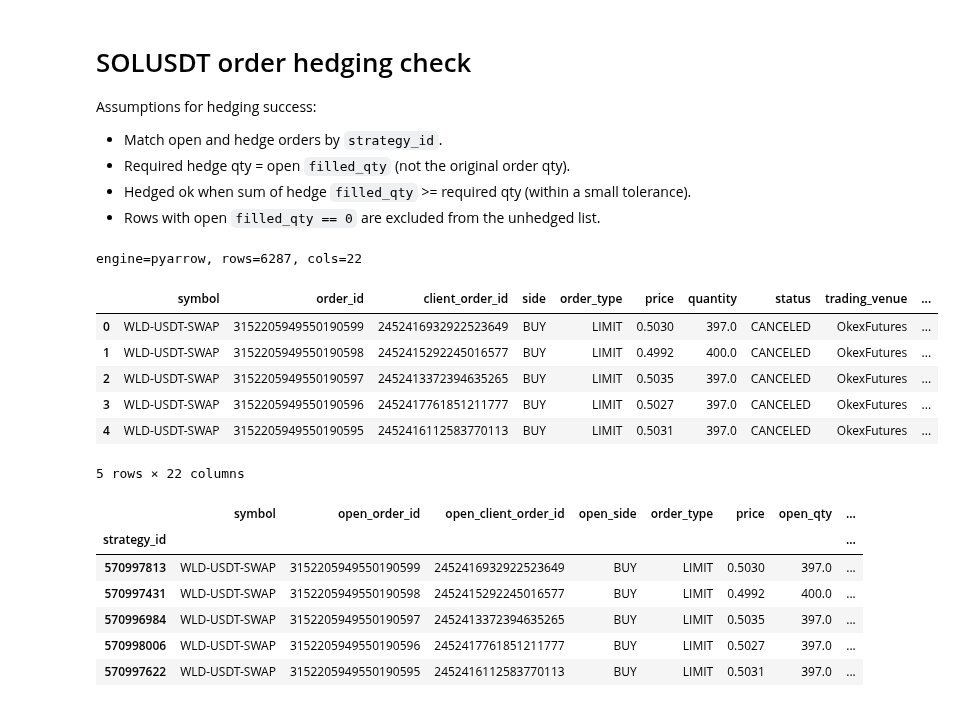
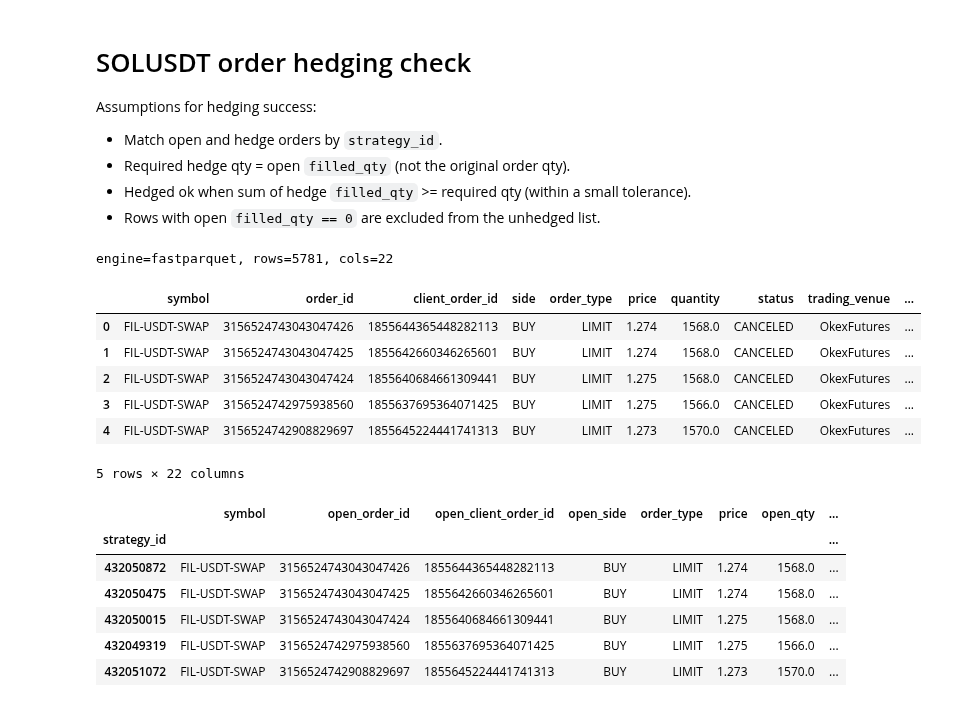
Before and after one commit to fangwater/mkt_signal, a Jupyter notebook: check.ipynb, the cells around one changed output. Drawn from its saved outputs; the diff is of its cells as text; code cells hidden in the pictures.

```diff
--- a/check.ipynb
+++ b/check.ipynb
@@ -9,24 +9,24 @@ Assumptions for hedging success:
 # %%
 import pandas as pd
 
 engine_used = "pyarrow"
 try:
-    df = pd.read_parquet("WLDUSDT_order.parquet", engine="pyarrow")
+    df = pd.read_parquet("FILUSDT_order.parquet", engine="pyarrow")
 except Exception:
     engine_used = "fastparquet"
-    df = pd.read_parquet("WLDUSDT_order.parquet", engine="fastparquet")
+    df = pd.read_parquet("FILUSDT_order.parquet", engine="fastparquet")
 
 print(f"engine={engine_used}, rows={len(df)}, cols={df.shape[1]}")
 
 df.head()
 # %% [output]
-engine=pyarrow, rows=6287, cols=22
+engine=fastparquet, rows=5781, cols=22
 |  | symbol | order_id | client_order_id | side | order_type | price | quantity | status | trading_venue | ... |
-| 0 | WLD-USDT-SWAP | 3152205949550190599 | 2452416932922523649 | BUY | LIMIT | 0.5030 | 397.0 | CANCELED | OkexFutures | ... |
-| 1 | WLD-USDT-SWAP | 3152205949550190598 | 2452415292245016577 | BUY | LIMIT | 0.4992 | 400.0 | CANCELED | OkexFutures | ... |
-| 2 | WLD-USDT-SWAP | 3152205949550190597 | 2452413372394635265 | BUY | LIMIT | 0.5035 | 397.0 | CANCELED | OkexFutures | ... |
-| 3 | WLD-USDT-SWAP | 3152205949550190596 | 2452417761851211777 | BUY | LIMIT | 0.5027 | 397.0 | CANCELED | OkexFutures | ... |
-| 4 | WLD-USDT-SWAP | 3152205949550190595 | 2452416112583770113 | BUY | LIMIT | 0.5031 | 397.0 | CANCELED | OkexFutures | ... |
+| 0 | FIL-USDT-SWAP | 3156524743043047426 | 1855644365448282113 | BUY | LIMIT | 1.274 | 1568.0 | CANCELED | OkexFutures | ... |
+| 1 | FIL-USDT-SWAP | 3156524743043047425 | 1855642660346265601 | BUY | LIMIT | 1.274 | 1568.0 | CANCELED | OkexFutures | ... |
+| 2 | FIL-USDT-SWAP | 3156524743043047424 | 1855640684661309441 | BUY | LIMIT | 1.275 | 1568.0 | CANCELED | OkexFutures | ... |
+| 3 | FIL-USDT-SWAP | 3156524742975938560 | 1855637695364071425 | BUY | LIMIT | 1.275 | 1566.0 | CANCELED | OkexFutures | ... |
+| 4 | FIL-USDT-SWAP | 3156524742908829697 | 1855645224441741313 | BUY | LIMIT | 1.273 | 1570.0 | CANCELED | OkexFutures | ... |
 5 rows × 22 columns
 # %%
 open_df = df[df["order_side"] == "open"].copy()
@@ -90,9 +90,9 @@ summary.head()
 # %% [output]
 |  | symbol | open_order_id | open_client_order_id | open_side | order_type | price | open_qty | ... |
 | strategy_id |  |  |  |  |  |  |  | ... |
-| 570997813 | WLD-USDT-SWAP | 3152205949550190599 | 2452416932922523649 | BUY | LIMIT | 0.5030 | 397.0 | ... |
-| 570997431 | WLD-USDT-SWAP | 3152205949550190598 | 2452415292245016577 | BUY | LIMIT | 0.4992 | 400.0 | ... |
-| 570996984 | WLD-USDT-SWAP | 3152205949550190597 | 2452413372394635265 | BUY | LIMIT | 0.5035 | 397.0 | ... |
-| 570998006 | WLD-USDT-SWAP | 3152205949550190596 | 2452417761851211777 | BUY | LIMIT | 0.5027 | 397.0 | ... |
-| 570997622 | WLD-USDT-SWAP | 3152205949550190595 | 2452416112583770113 | BUY | LIMIT | 0.5031 | 397.0 | ... |
+| 432050872 | FIL-USDT-SWAP | 3156524743043047426 | 1855644365448282113 | BUY | LIMIT | 1.274 | 1568.0 | ... |
+| 432050475 | FIL-USDT-SWAP | 3156524743043047425 | 1855642660346265601 | BUY | LIMIT | 1.274 | 1568.0 | ... |
+| 432050015 | FIL-USDT-SWAP | 3156524743043047424 | 1855640684661309441 | BUY | LIMIT | 1.275 | 1568.0 | ... |
+| 432049319 | FIL-USDT-SWAP | 3156524742975938560 | 1855637695364071425 | BUY | LIMIT | 1.275 | 1566.0 | ... |
+| 432051072 | FIL-USDT-SWAP | 3156524742908829697 | 1855645224441741313 | BUY | LIMIT | 1.273 | 1570.0 | ... |
 # %%
```
Also changed, not shown: parts of 1 cell of this notebook, 1 other file.
